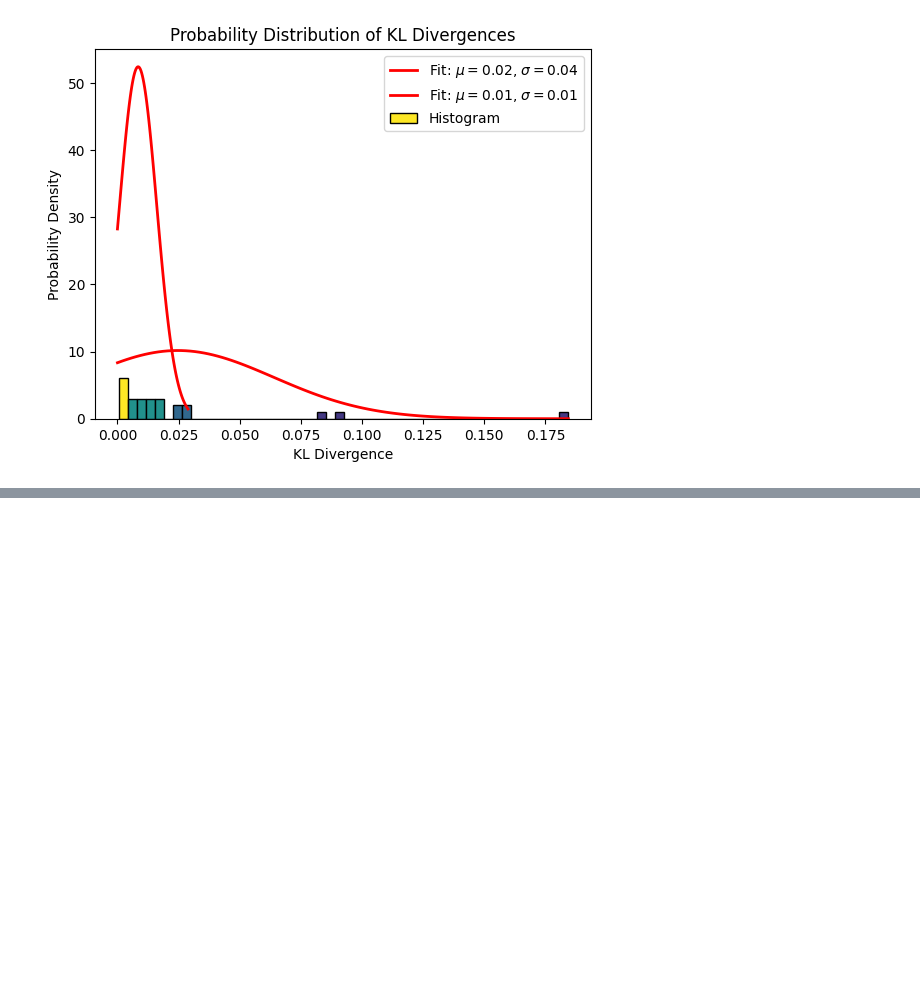
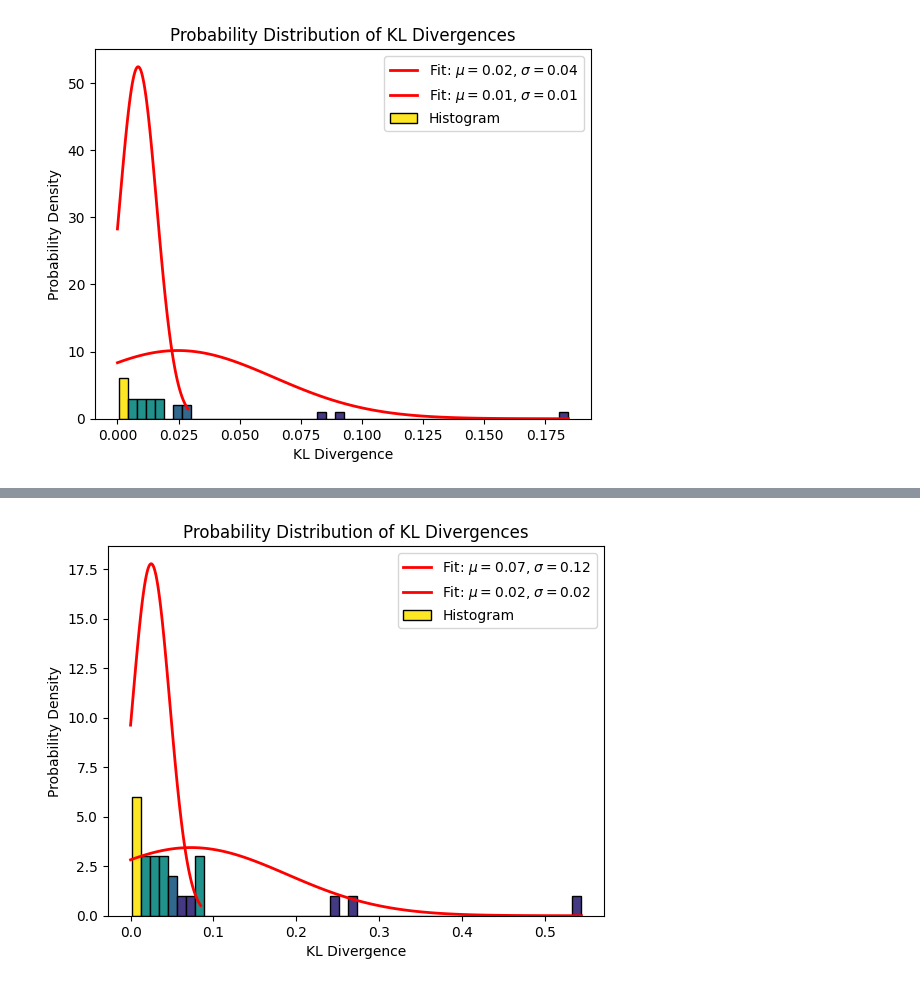
Before and after one commit to laubachb/chimes_CGD-myLLFork, a Jupyter notebook: dissimilarity_clustering/autodetect_equil.ipynb, the cells around one changed output, grey strips where cells are left out. Drawn from its saved outputs; the diff is of its cells as text; code cells hidden in the pictures; blank space fills up the shorter version.

Commit message:
Working on KL Div.
Possible a better metric to fit the curve/demonstrate spread. Maybe consider a log plot on x?

```diff
--- a/dissimilarity_clustering/autodetect_equil.ipynb
+++ b/dissimilarity_clustering/autodetect_equil.ipynb
@@ -100,9 +100,13 @@ from scipy.stats import norm
 from scipy.optimize import curve_fit
 
 # https://datascience.stackexchange.com/questions/9262/calculating-kl-divergence-in-python
-def KL(a, b):
+def KL(a, b, epsilon=1e-10):
     a = np.asarray(a, dtype=np.float)
     b = np.asarray(b, dtype=np.float)
+
+    # Add epsilon to the probabilities to avoid division by zero
+    a += epsilon
+    b += epsilon
 
     return np.sum(np.where(a != 0, a * np.log(a / b), 0))
 
@@ -194,3 +198,85 @@ plt.show()
 24    0.013935
 dtype: float64
 [figure]
+# %%
+import pandas as pd
+from scipy.stats import entropy
+from scipy.stats import norm
+from scipy.optimize import curve_fit
+
+# https://datascience.stackexchange.com/questions/9262/calculating-kl-divergence-in-python
+def KL(a, b, epsilon=1e-10):
+    a = np.asarray(a)
+    b = np.asarray(b)
+
+    # Add epsilon to the probabilities to avoid division by zero
+    a += epsilon
+    b += epsilon
+
+    return np.sum(np.where(a != 0, a * np.log(a / b), 0))
+
+start_frame = 0
+for i in range(len(avg_df)):
+    end_frame = start_frame + 25
+    print("Frames: ",start_frame," to ", end_frame)
+    # Take the first 13 rows of df1
+    #df1_first_13 = all_equilibrium_df.iloc[:13]
+    df1_first_13 = all_df.iloc[start_frame:end_frame]
+
+    # Take the first row of df2
+    reference_row = avg_df.iloc[i]
+    avg_df
+    # Compute KL divergence for each row in df1_first_13 relative to reference_row
+    kl_divergences = []
+    for index, row in df1_first_13.iterrows():
+        #kl_divergence = entropy(row, reference_row)
+        kl_divergences.append(KL(row, reference_row))
+
+    # Convert the list of KL divergences to a pandas Series
+    kl_divergences_series = pd.Series(kl_divergences, index=df1_first_13.index)
+    print(kl_divergences_series)
+
+    # Define the number of bins
+    num_bins = 50
+
+    # Calculate histogram without plotting to get bin counts
+    counts, bins = np.histogram(kl_divergences_series, bins=num_bins)
+
+    # Get the bin centers
+    bin_centers = (bins[:-1] + bins[1:]) / 2
+
+    # Normalize counts to [0, 1]
+    counts_normalized = counts / counts.max()
+
+    # Generate colors using Viridis colormap
+    colors = viridis(counts_normalized)
+
+    # Plot a histogram of KL divergences
+    plt.bar(bin_centers, counts, width=np.diff(bins), color=colors, edgecolor='black', label='Histogram')
+
+    # Fit a normal distribution to the positive side of the data
+    positive_data = kl_divergences_series[kl_divergences_series > 0]
+
+    # Calculate the midpoint index
+    midpoint_index = len(positive_data) // 2
+
+    # Take the last half of the values
+    last_half_positive_data = positive_data[midpoint_index:]
+
+    # Fit a normal distribution to positive side
+    mu, std = norm.fit(positive_data)
+    mu_equil, std_equil = norm.fit(last_half_positive_data)
+
+    # Plot the continuous probability distribution
+    x = np.linspace(0, positive_data.max(), 100)
+    x_equil = np.linspace(0, last_half_positive_data.max(), 100)
+    plt.plot(x, norm.pdf(x, mu, std), 'r-', linewidth=2, label=f'Fit: $\mu={mu:.2f}$, $\sigma={std:.2f}$')
+    plt.plot(x_equil, norm.pdf(x_equil, mu_equil, std_equil), 'r-', linewidth=2, label=f'Fit: $\mu={mu_equil:.2f}$, $\sigma={std_equil:.2f}$')
+
+    plt.title('Probability Distribution of KL Divergences')
+    plt.xlabel('KL Divergence')
+    plt.ylabel('Probability Density')
+    plt.legend()
+    plt.show()
+    start_frame += 25
+# %% [output]
@@ -196,0 +300 @@ dtype: float64
+[figure, added]
```
Also changed, not shown: parts of 2 cells of this notebook.
